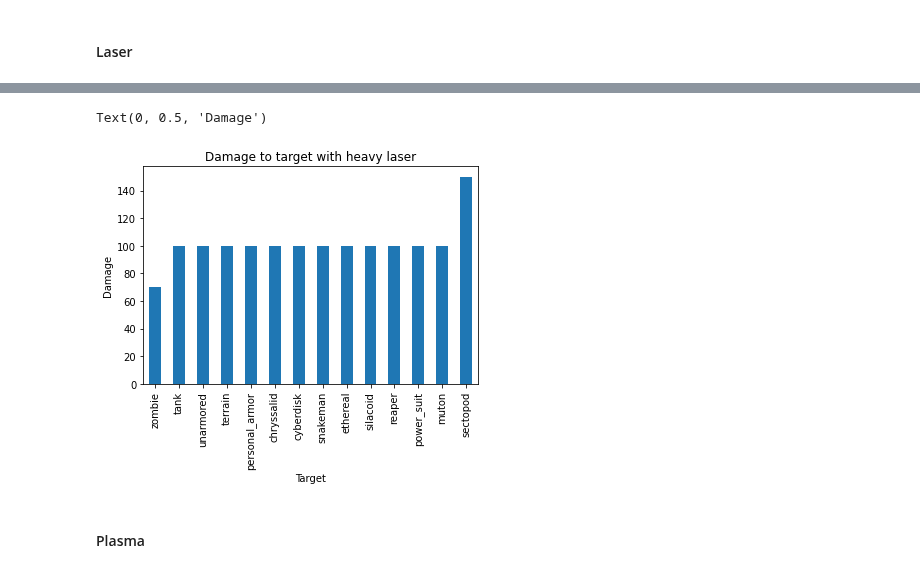
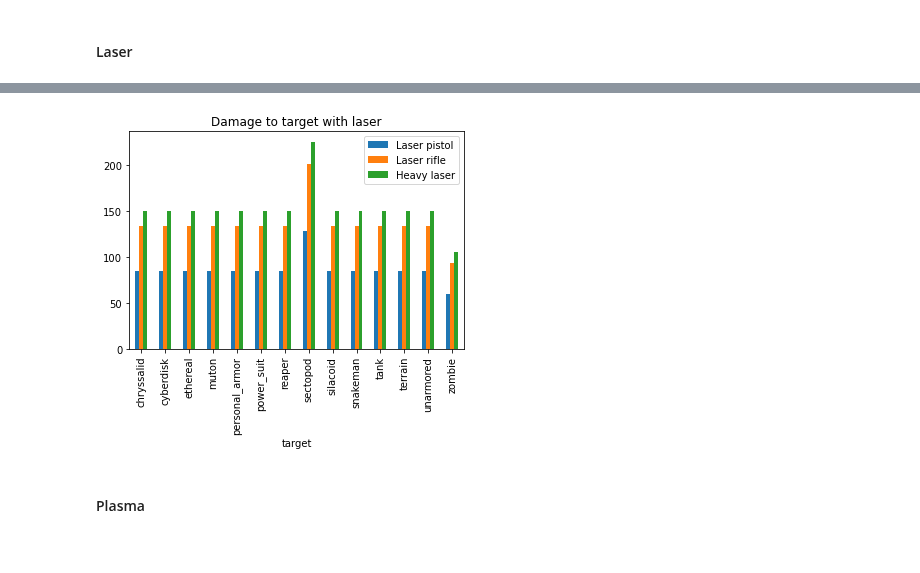
Before and after one commit to Bernardo-MG/xcom-analysis-jupyter-notebook, a Jupyter notebook: enemy_unknown/weapon_analysis.ipynb, the cells around one changed output, grey strips where cells are left out. Saved outputs shown, nothing was run; the diff lists cells and outputs as text; code cells hidden in the pictures.

```diff
--- a/enemy_unknown/weapon_analysis.ipynb
+++ b/enemy_unknown/weapon_analysis.ipynb
@@ -594,9 +527,10 @@ Text(0, 0.5, 'Damage')
-# %%
-ax = weapon_damages_targets.loc[ "heavy_laser" , : ].plot.bar(title="Damage to target with heavy laser", legend=False)
-ax.set_xlabel("Target")
-ax.set_ylabel("Damage")
-# %% [output]
-Text(0, 0.5, 'Damage')
-[figure, removed]
+# %%
+weapon_damages_targets_laser = weapon_damages_targets.loc[ ["laser_pistol", "laser_rifle", "heavy_laser"] ]
+weapon_damages_targets_laser = weapon_damages_targets_laser.swaplevel().unstack()
+weapon_damages_targets_laser = weapon_damages_targets_laser.sort_values(by=["target"])
+ax = weapon_damages_targets_laser.plot.bar(title="Damage to target with laser")
+ax.legend(["Laser pistol", "Laser rifle", "Heavy laser"]);
+# %% [output]
+[figure, added]
 # %% [markdown]
 #### Plasma
```
Also changed, not shown: parts of 53 cells of this notebook.
